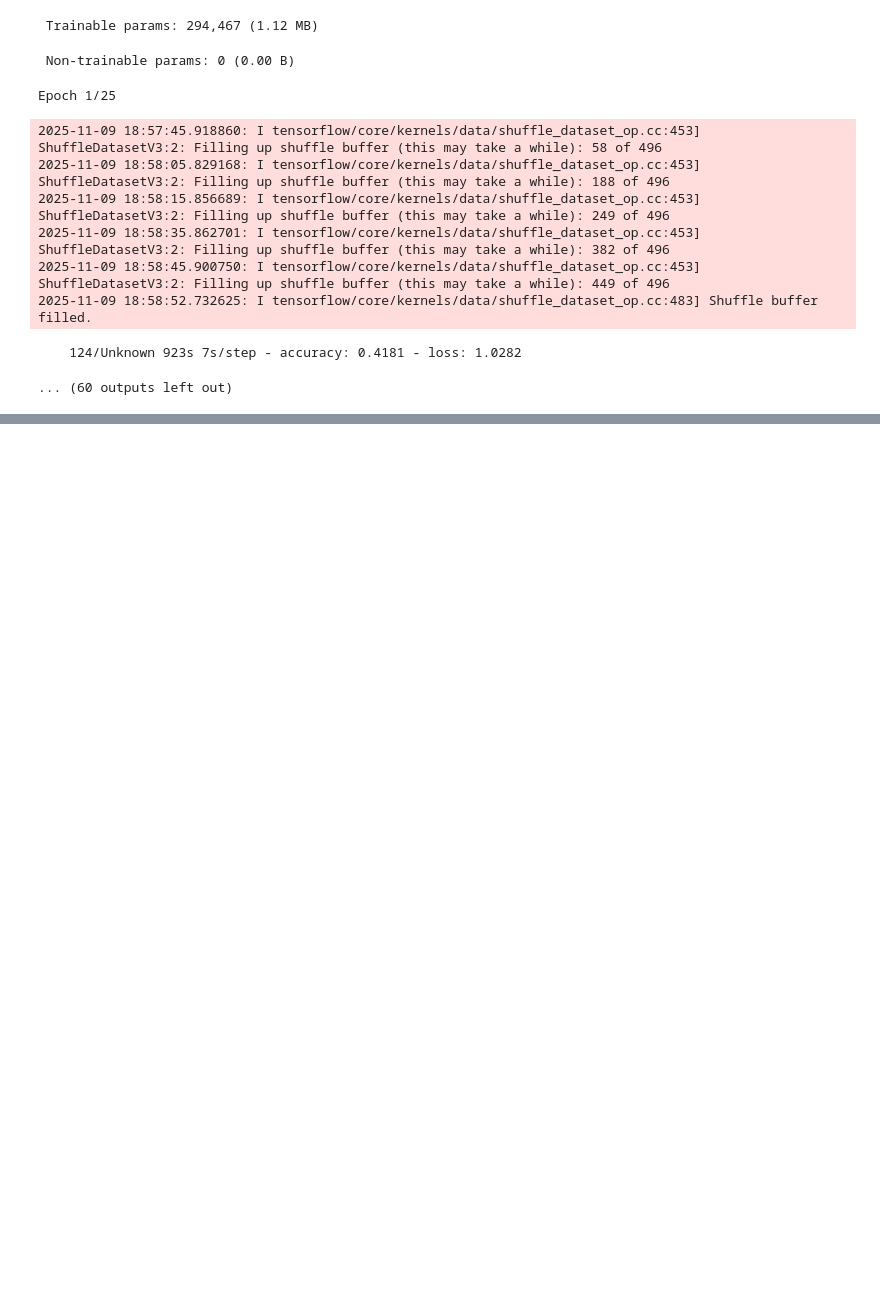
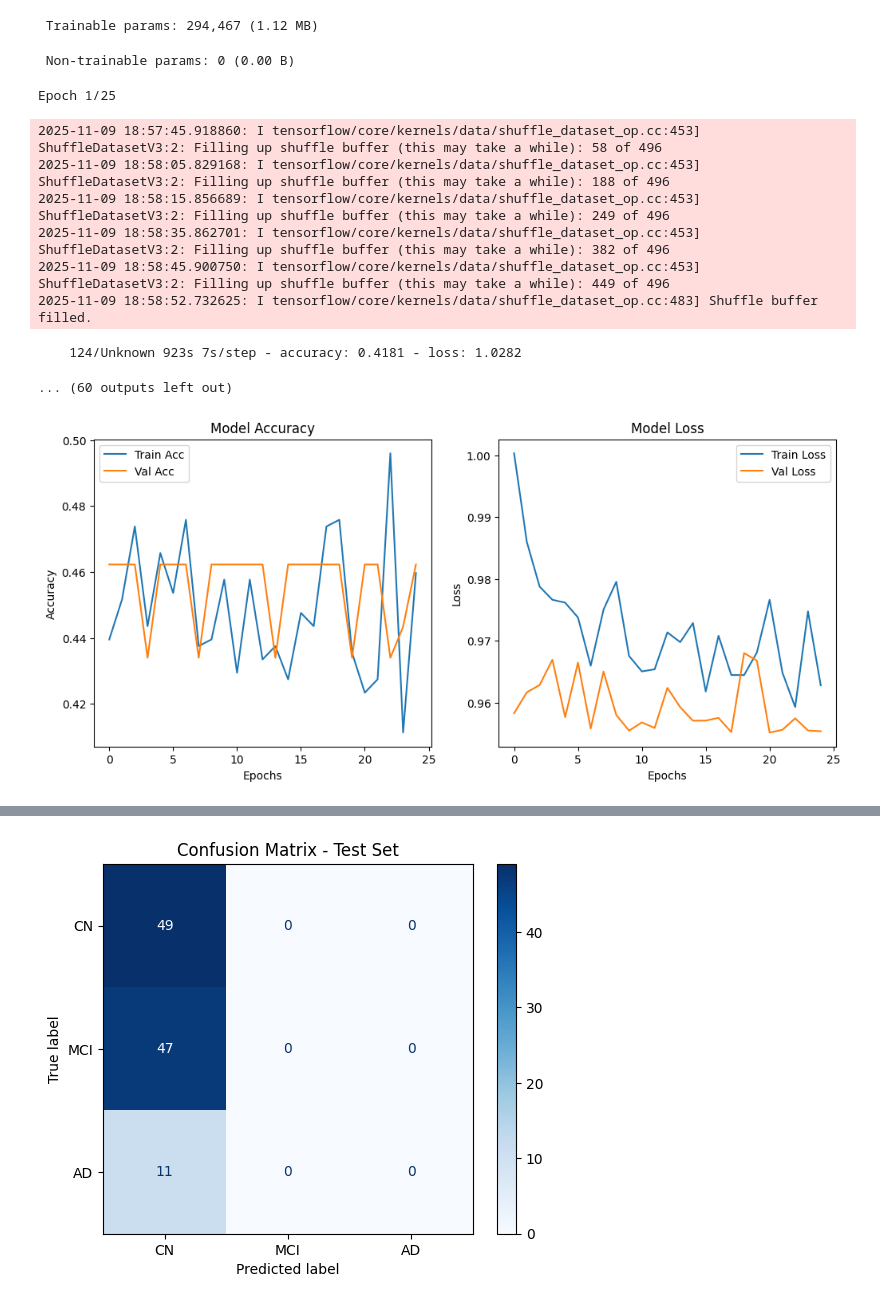
Before and after one commit to santoshsahini19/early-ad-classification, a Jupyter notebook: AC_Code/CNN_early_ad_AC.ipynb, the cells around one changed output, grey strips where cells are left out. Drawn from its saved outputs; the diff is of its cells as text; code cells hidden in the pictures; blank space fills up the shorter version.

```diff
--- a/AC_Code/CNN_early_ad_AC.ipynb
+++ b/AC_Code/CNN_early_ad_AC.ipynb
@@ -896,3 +896,53 @@ Epoch 1/25
 2025-11-09 18:58:52.732625: I tensorflow/core/kernels/data/shuffle_dataset_op.cc:483] Shuffle buffer filled.
     124/Unknown 923s 7s/step - accuracy: 0.4181 - loss: 1.0282
 ... (60 outputs left out)
+# %%
+import matplotlib.pyplot as plt
+from sklearn.metrics import confusion_matrix, ConfusionMatrixDisplay, roc_curve, auc
+import numpy as np
+
+# ---- Plot accuracy & loss ----
+plt.figure(figsize=(12,5))
+plt.subplot(1,2,1)
+plt.plot(history.history['accuracy'], label='Train Acc')
+plt.plot(history.history['val_accuracy'], label='Val Acc')
+plt.title("Model Accuracy")
+plt.xlabel("Epochs"); plt.ylabel("Accuracy")
+plt.legend()
+
+plt.subplot(1,2,2)
+plt.plot(history.history['loss'], label='Train Loss')
+plt.plot(history.history['val_loss'], label='Val Loss')
+plt.title("Model Loss")
+plt.xlabel("Epochs"); plt.ylabel("Loss")
+plt.legend()
+plt.show()
+
+# ---- Confusion matrix ----
+y_true, y_pred = [], []
+for x_batch, y_batch in test_ds:
+    preds = model.predict(x_batch)
+    y_true.extend(y_batch.numpy())
+    y_pred.extend(np.argmax(preds, axis=1))
+
+cm = confusion_matrix(y_true, y_pred)
+disp = ConfusionMatrixDisplay(confusion_matrix=cm, display_labels=["CN", "MCI", "AD"])
+disp.plot(cmap="Blues", values_format="d")
+plt.title("Confusion Matrix - Test Set")
+plt.show()
+
+# ---- Optional: ROC-AUC per class ----
+y_true_bin = tf.one_hot(y_true, depth=3).numpy()
+y_pred_prob = tf.convert_to_tensor(model.predict(test_ds.map(lambda x,y: x)))
+fpr, tpr, roc_auc = {}, {}, {}
+for i, cls in enumerate(["CN","MCI","AD"]):
+    fpr[i], tpr[i], _ = roc_curve(y_true_bin[:, i], y_pred_prob[:, i])
+    roc_auc[i] = auc(fpr[i], tpr[i])
+    plt.plot(fpr[i], tpr[i], label=f"{cls} (AUC={roc_auc[i]:.2f})")
+plt.plot([0,1],[0,1],'k--')
+plt.title("ROC Curves per Class")
+plt.xlabel("False Positive Rate"); plt.ylabel("True Positive Rate")
+plt.legend()
+plt.show()
+# %% [output]
+[figure, added]
@@ -898,0 +966 @@ Epoch 1/25
+[figure, added]
```
Also changed, not shown: parts of 11 cells of this notebook, 2 other files.
